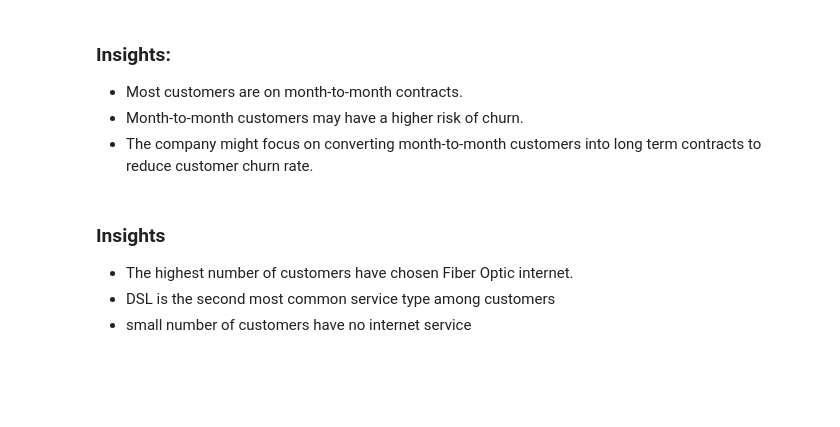
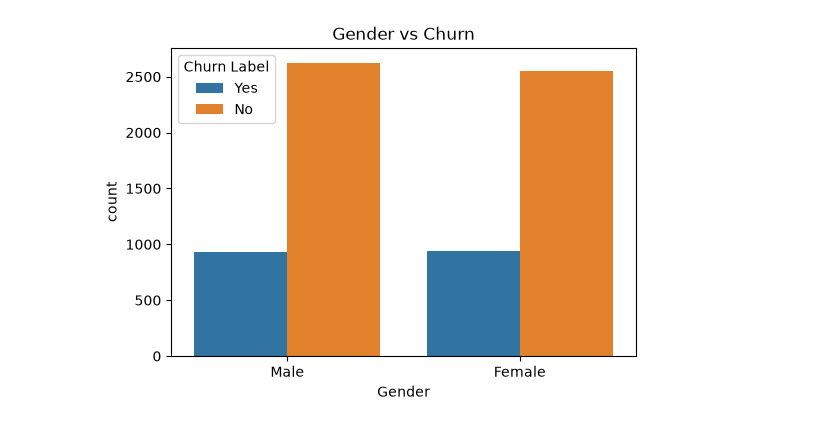
Before and after one commit to AmmarShaikh81/Customer_Churn_Analysis, a Jupyter notebook: Notebooks/Notebook1.ipynb, the cells around one changed output. Drawn from its saved outputs; the diff is of its cells as text; code cells hidden in the pictures; blank space fills up the shorter version.

```diff
--- a/Notebooks/Notebook1.ipynb
+++ b/Notebooks/Notebook1.ipynb
@@ -106,10 +266,12 @@ for col in outliers_column:
 # %%
-plt.figure(figsize=(5,2))
-sns.countplot(df,x='Contract',color='green')
-plt.title("Contract Type Distribution")
+# churn vs gender
+plt.figure(figsize=(6,4))
+
+sns.countplot(data=df,
+              x="Gender",
+              hue="Churn Label")
+
+plt.title("Gender vs Churn")
 plt.show()
+# %% [output]
+[figure, added]
-# %% [markdown]
-### Insights:
-- Most customers are on month-to-month contracts.
-- Month-to-month customers may have a higher risk of churn.
-- The company might focus on converting month-to-month customers into long term contracts to reduce customer churn rate.
@@ -122,5 +277,0 @@ plt.show()
-# %% [markdown]
-### Insights
-- The highest number of customers have chosen Fiber Optic internet.
-- DSL is the second most common service type among customers
-- small number of customers have no internet service
```
Also changed, not shown: parts of 54 cells of this notebook, 1 other file.
